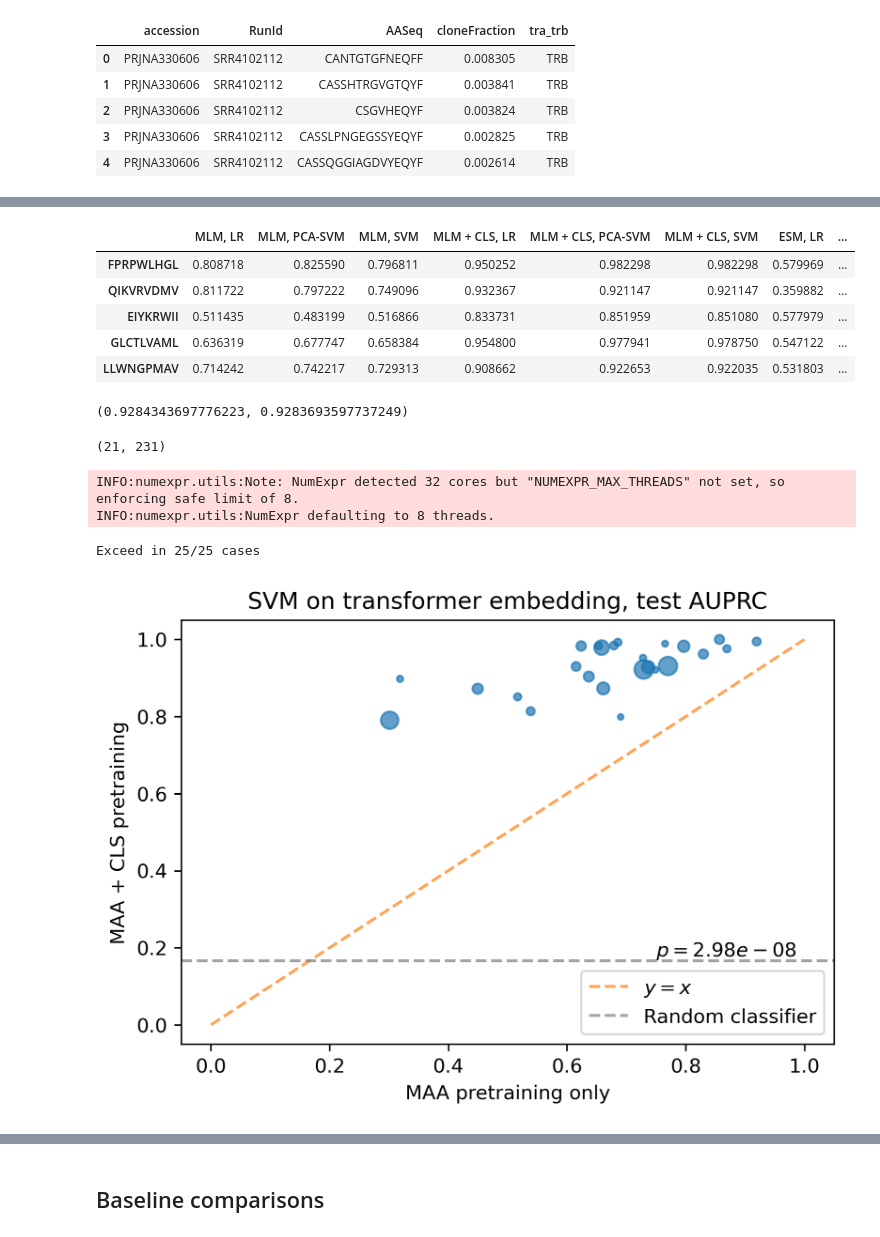
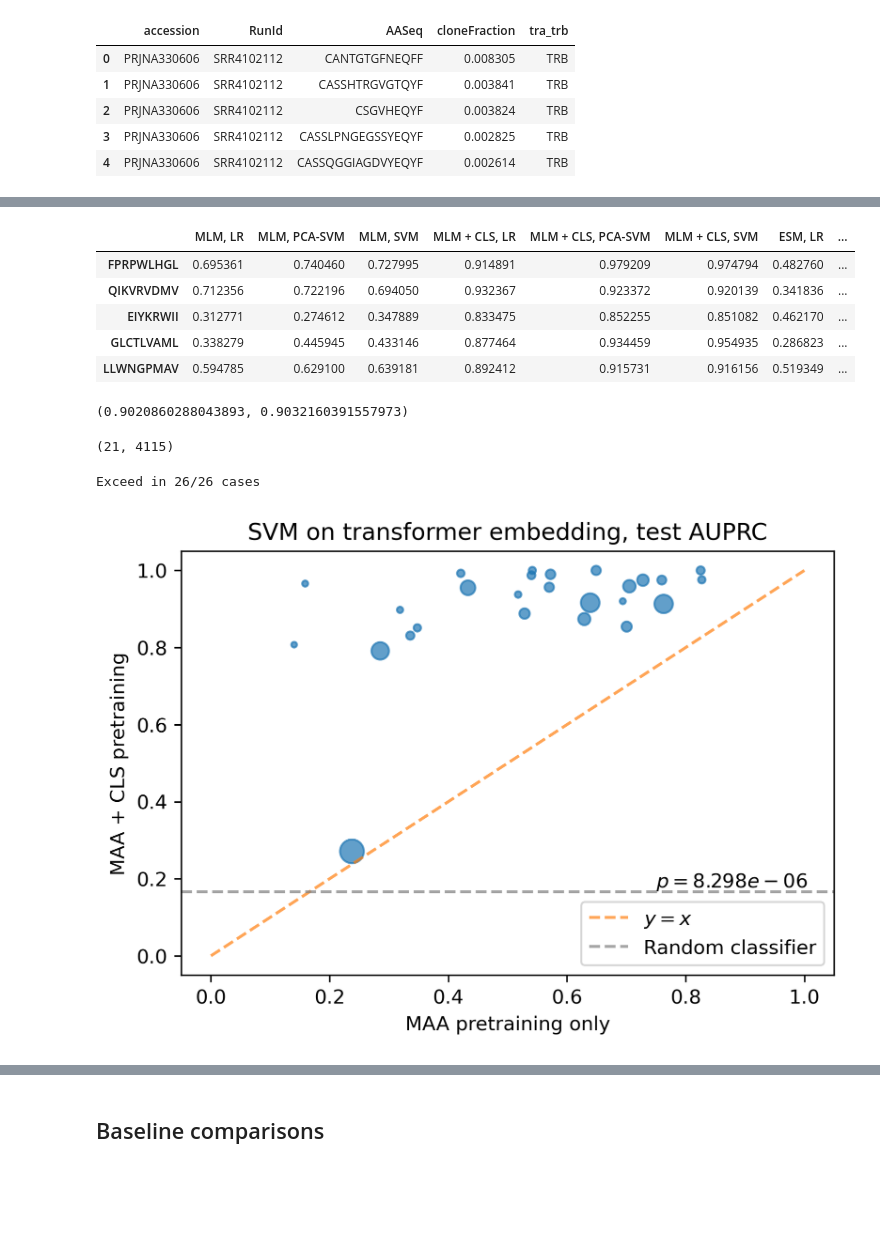
Before and after one commit to wukevin/tcr-bert, a Jupyter notebook: jupyter/antigen_cv.ipynb, the cells around one changed output, grey strips where cells are left out. Drawn from its saved outputs; the diff is of its cells as text; code cells hidden in the pictures; blank space fills up the shorter version.

```diff
--- a/jupyter/antigen_cv.ipynb
+++ b/jupyter/antigen_cv.ipynb
@@ -26,7 +26,7 @@ import utils
 
 DEVICE = utils.get_device(3)
 
-FILT_EDIT_DIST = False
+FILT_EDIT_DIST = True
 N_COMPONENTS = 0.9
 
 if FILT_EDIT_DIST:
@@ -86,7 +86,7 @@ def get_perf_comparison(model_dirname:str, n_components=N_COMPONENTS, min_positi
     pird_pos_table = pird_data.loc[pird_data['Antigen.sequence'] == held_out_seq]
     pird_pos_trbs = list(pird_pos_table['CDR3.beta.aa'])
     # If we have too few or too many positives
-    if len(pird_pos_trbs) < min_positive or len(pird_pos_trbs) > max_positive:  # If we do not have enough positive examples, return None
+    if len(pird_pos_trbs) < min_positive:  # If we do not have enough positive examples, return None
         return None
 
     print(held_out_seq, len(pird_pos_trbs))
@@ -311,16 +311,16 @@ perf_pairs_df['ConvNet'] = convnet_perf_df
 perf_pairs_df.head()
 # %% [output]
 |  | MLM, LR | MLM, PCA-SVM | MLM, SVM | MLM + CLS, LR | MLM + CLS, PCA-SVM | MLM + CLS, SVM | ESM, LR | ... |
-| FPRPWLHGL | 0.808718 | 0.825590 | 0.796811 | 0.950252 | 0.982298 | 0.982298 | 0.579969 | ... |
-| QIKVRVDMV | 0.811722 | 0.797222 | 0.749096 | 0.932367 | 0.921147 | 0.921147 | 0.359882 | ... |
-| EIYKRWII | 0.511435 | 0.483199 | 0.516866 | 0.833731 | 0.851959 | 0.851080 | 0.577979 | ... |
-| GLCTLVAML | 0.636319 | 0.677747 | 0.658384 | 0.954800 | 0.977941 | 0.978750 | 0.547122 | ... |
-| LLWNGPMAV | 0.714242 | 0.742217 | 0.729313 | 0.908662 | 0.922653 | 0.922035 | 0.531803 | ... |
+| FPRPWLHGL | 0.695361 | 0.740460 | 0.727995 | 0.914891 | 0.979209 | 0.974794 | 0.482760 | ... |
+| QIKVRVDMV | 0.712356 | 0.722196 | 0.694050 | 0.932367 | 0.923372 | 0.920139 | 0.341836 | ... |
+| EIYKRWII | 0.312771 | 0.274612 | 0.347889 | 0.833475 | 0.852255 | 0.851082 | 0.462170 | ... |
+| GLCTLVAML | 0.338279 | 0.445945 | 0.433146 | 0.877464 | 0.934459 | 0.954935 | 0.286823 | ... |
+| LLWNGPMAV | 0.594785 | 0.629100 | 0.639181 | 0.892412 | 0.915731 | 0.916156 | 0.519349 | ... |
 # %%
 # Average performance for TCR-BERT
 np.mean(perf_pairs_df['MLM + CLS, PCA-SVM']), np.mean(perf_pairs_df['MLM + CLS, SVM'])
 # %% [output]
-(0.9284343697776223, 0.9283693597737249)
+(0.9020860288043893, 0.9032160391557973)
 # %%
 def num_positives(model_dirname:str, min_positive:int=20, max_positive:int=1000) -> int:
     """
@@ -333,7 +333,7 @@ def num_positives(model_dirname:str, min_positive:int=20, max_positive:int=1000)
     held_out_seq = os.path.basename(model_dirname).split("_")[-1]
     pird_pos_table = pird_data.loc[pird_data['Antigen.sequence'] == held_out_seq]
     pird_pos_trbs = list(pird_pos_table['CDR3.beta.aa'])
-    if len(pird_pos_trbs) < min_positive or len(pird_pos_trbs) > max_positive:
+    if len(pird_pos_trbs) < min_positive:# or len(pird_pos_trbs) > max_positive:
         return -1
     return len(pird_pos_trbs)
 
@@ -341,12 +341,12 @@ num_positive_examples = [num_positives(m) for m in excl_models]
 num_positive_examples = np.array([i for i in num_positive_examples if i > 0])
 min(num_positive_examples), max(num_positive_examples)
 # %% [output]
-(21, 231)
+(21, 4115)
 # %%
 def antigen_cv_plot(
     xaxis:str, yaxis:str,
     annot_p:bool = True,
-    alternative:str = "less",
+    alternative:str = "two-sided",
     data:pd.DataFrame = perf_pairs_df,
     fname:Optional[str] = None,
     **kwargs
@@ -355,39 +355,38 @@ def antigen_cv_plot(
     Scatterplot comparing performance of two methods on xaxis and yaxis
     """
     print(f"Exceed in {np.sum(data[yaxis] > data[xaxis])}/{len(data)} cases")
+    sizes = np.minimum(num_positive_examples * 0.4, 150)
     fig, ax = plt.subplots(dpi=300)
     ax.scatter(
         data[xaxis],
         data[yaxis],
         alpha=0.7,
-        s = num_positive_examples * 0.4,
+        s=sizes,
     )
     ax.plot([0, 1], [0, 1], linestyle="--", color='tab:orange', label="$y=x$", alpha=0.7)
     ax.axhline(1/(5+1), linestyle='--', color='grey', label="Random classifier", alpha=0.7)
     ax.legend()
 
     stat, pval = stats.wilcoxon(data[xaxis], data[yaxis], alternative=alternative)
     if annot_p:
         ax.text(0.75, 1/(5+1), f"$p={pval:.4g}$", va='bottom')
 
     ax.set(**kwargs)
     if fname is not None:
         fig.savefig(fname, bbox_inches='tight')
     return fig
 
 antigen_cv_plot(
     "MLM, SVM",
     "MLM + CLS, SVM",
     xlabel="MAA pretraining only",
     ylabel="MAA + CLS pretraining",
     title="SVM on transformer embedding, test AUPRC",
     fname=os.path.join(PLOT_DIR, "mlm_vs_mlmcls.pdf"),
 ).show()
 # %% [output]
-INFO:numexpr.utils:Note: NumExpr detected 32 cores but "NUMEXPR_MAX_THREADS" not set, so enforcing safe limit of 8.
-INFO:numexpr.utils:NumExpr defaulting to 8 threads.
+Exceed in 26/26 cases
-Exceed in 25/25 cases
-[figure, old version]
+[figure, new version]
 # %%
 antigen_cv_plot(
     "CLS, SVM",
```
Also changed, not shown: parts of 11 cells of this notebook, 15 other files.
